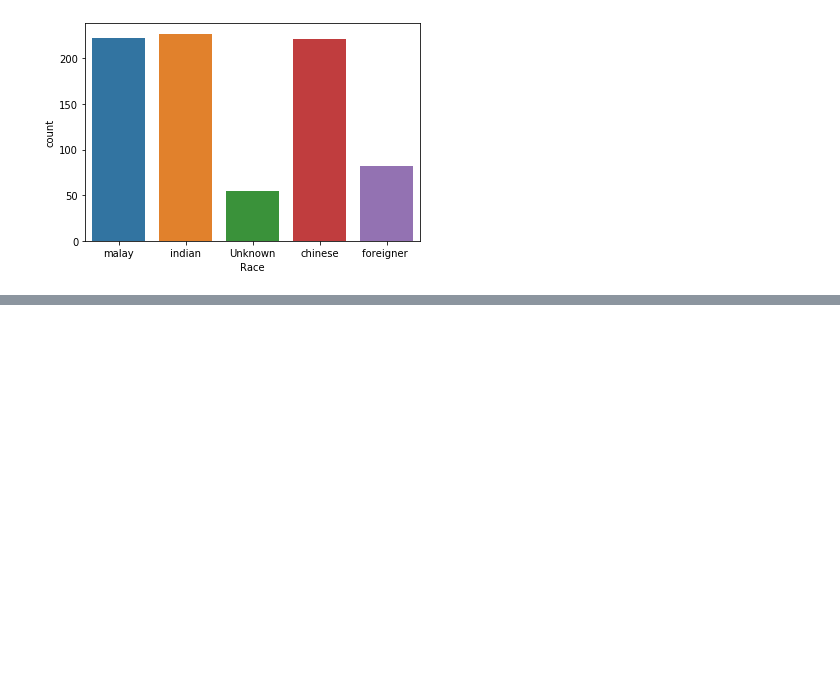
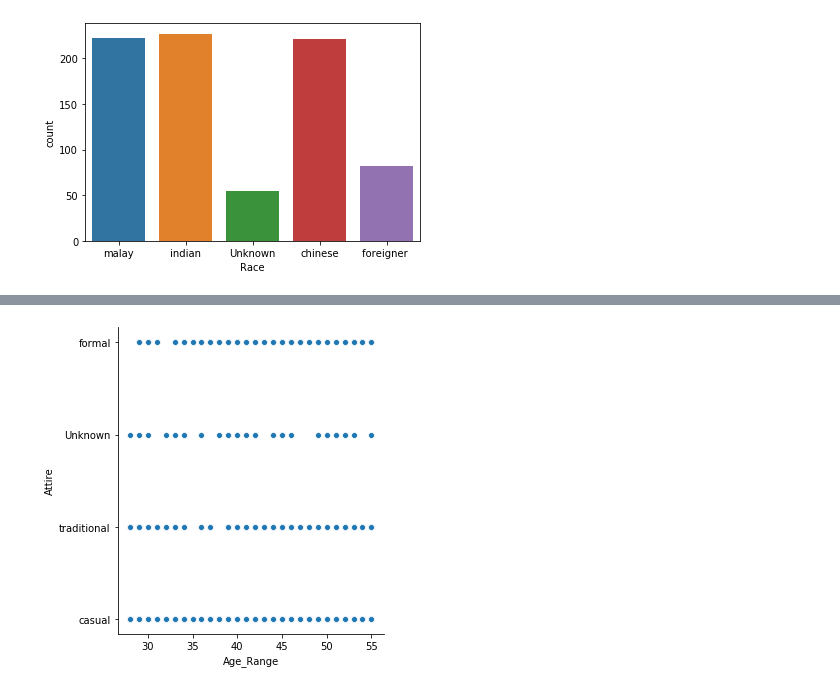
Before and after one commit to CRJoshuaa/Data-Mining-Project, a Jupyter notebook: Project_Dharsh.ipynb, the cells around one changed output, grey strips where cells are left out. Drawn from its saved outputs; the diff is of its cells as text; code cells hidden in the pictures; blank space fills up the shorter version.

Commit message:
Clustering
At my repository

```diff
--- a/Project_Dharsh.ipynb
+++ b/Project_Dharsh.ipynb
@@ -234,10 +236,22 @@ total = len(df['Race'])
+# %%
+cluster_select=['Gender','Body_Size','Age_Range','With_Kids','Kids_Category','Basket_Size','Attire','shirt_type','Pants_Colour','pants_type','Wash_Item','Washer_No','Dryer_No']
+def select_cluster(df):
+    return df[cluster_select]
+# %%
+def bin_age(df):
+    age_group= pd.cut(x=df['Age_Range'], bins=[20, 30, 40, 50,60])
+    return df.assign(Age_Group=age_group)
 # %%
+
+
 cluster=(df.pipe(change_to_date)
-        .pipe(get_day_col)
-        .pipe(get_month_col)
         .pipe(fill_age)
         .pipe(fill_withKids_yes)
         .pipe(fill_withKids_no)
-        .pipe(drop_no)
         .pipe(fill_null_val)
+        .pipe(select_cluster)
+        .pipe(bin_age)
     )
+
+cluster.info()
+cluster
@@ -248,0 +308,4 @@ def select_cluster(df):
+# %%
+ax = sns.relplot(x="Age_Range", y="Attire", data=cluster)
+# %% [output]
+[figure, added]
```
Also changed, not shown: parts of 9 cells of this notebook, 1 other file.
